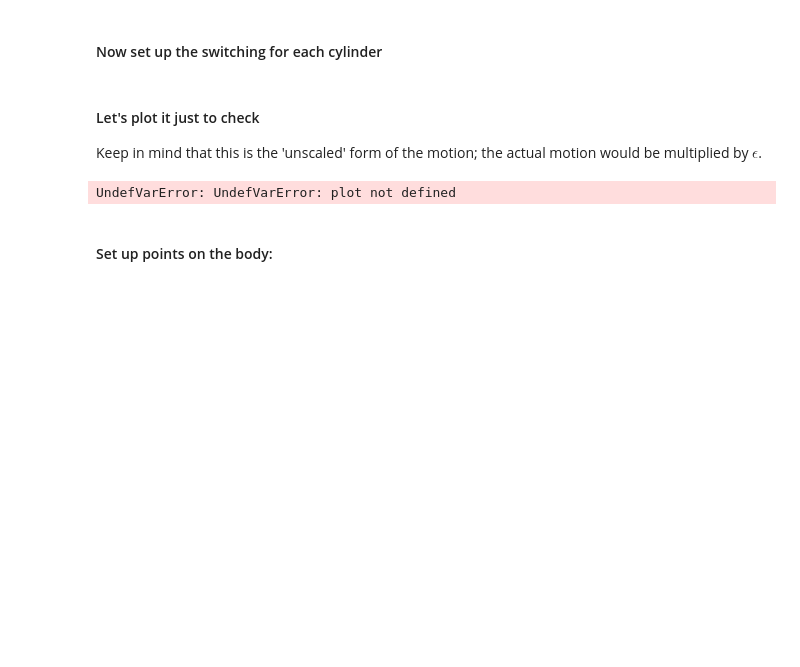
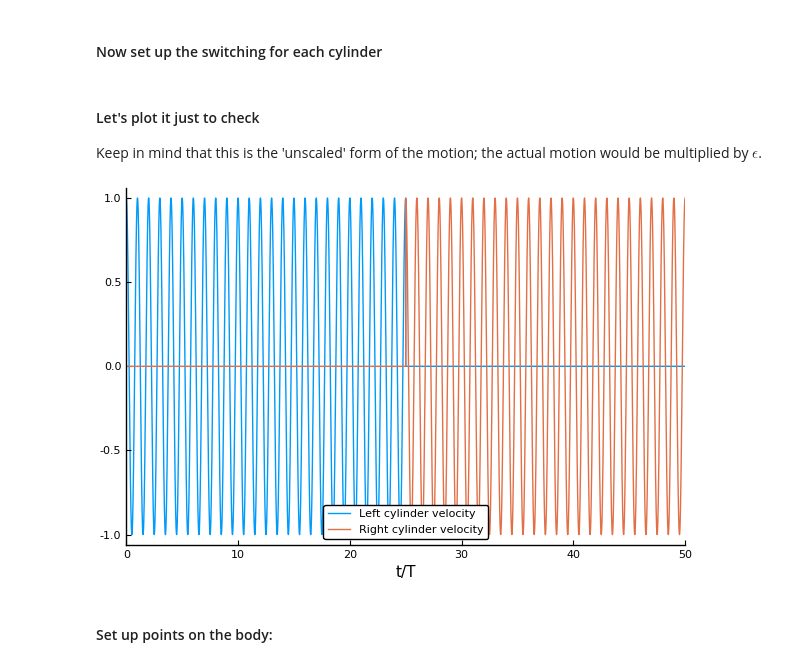
Before and after one commit to jdeldre/ViscousStreaming.jl, a Jupyter notebook: notebooks/TwoCylinder.ipynb, the cells around one changed output. Cells and saved outputs as stored; diff of their text form; code cells hidden in the pictures; blank space fills up the shorter version.

```diff
--- a/notebooks/TwoCylinder.ipynb
+++ b/notebooks/TwoCylinder.ipynb
@@ -118,13 +98,13 @@ nothing
 #### Let's plot it just to check
 Keep in mind that this is the 'unscaled' form of the motion; the actual motion would be multiplied by $\epsilon$.
 # %%
-t = range(0.0,stop=30*Tp,length=4001)
+t = range(0.0,stop=50*Tp,length=4001)
 uL = map(ti -> real(ml[1](ti)[2]),t) # u component of velocity of centroid
 uR = map(ti -> real(ml[2](ti)[2]),t) # u component of velocity of centroid
-plot(t/Tp,uL,label="Left cylinder velocity",xlim=(0,30),xlabel="t/T")
+plot(t/Tp,uL,label="Left cylinder velocity",xlim=(0,maximum(t)/Tp),xlabel="t/T")
 plot!(t/Tp,uR,label="Right cylinder velocity")
 # %% [output]
-UndefVarError: UndefVarError: plot not defined
+[figure, added]
 # %% [markdown]
 #### Set up points on the body:
 # %%
```
Also changed, not shown: parts of 33 cells of this notebook, 2 other files.
